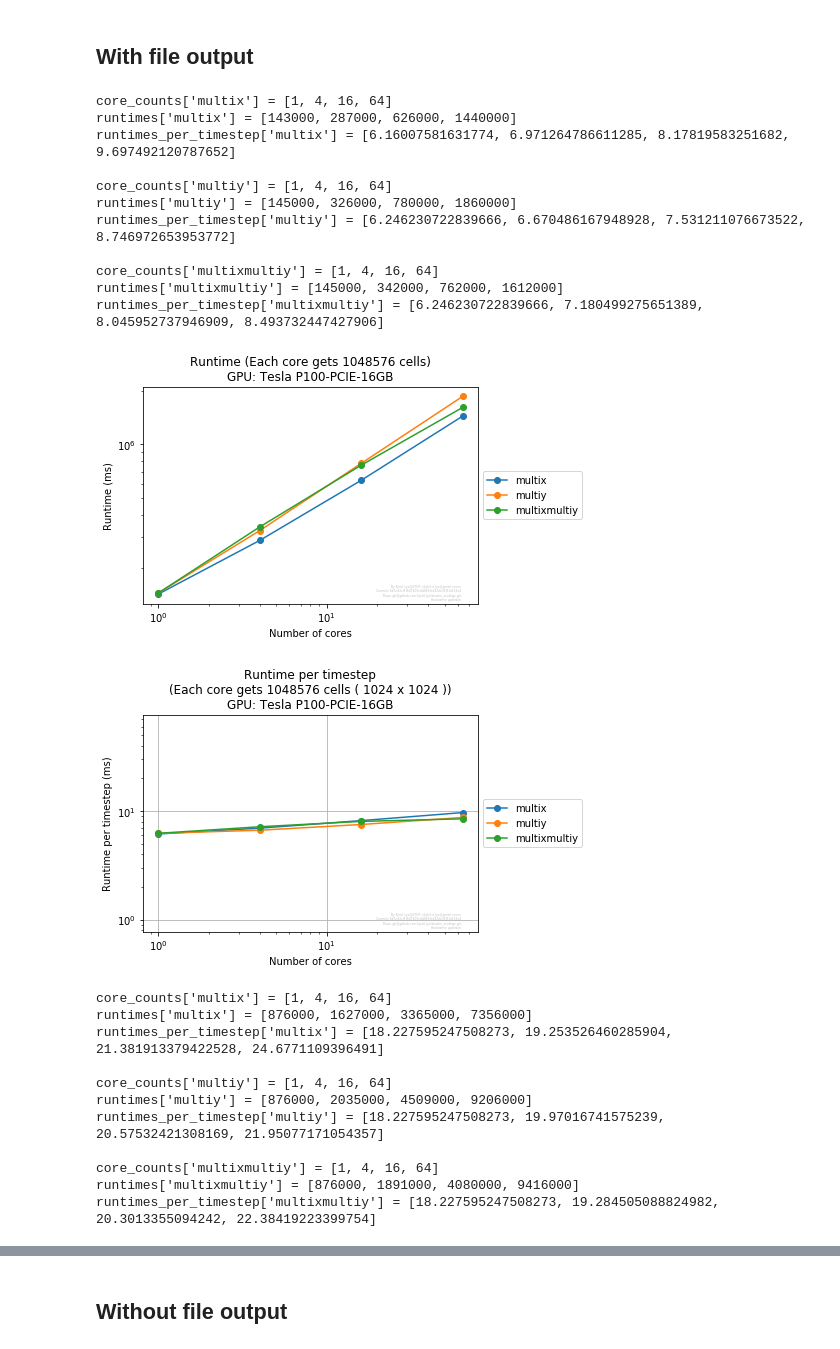
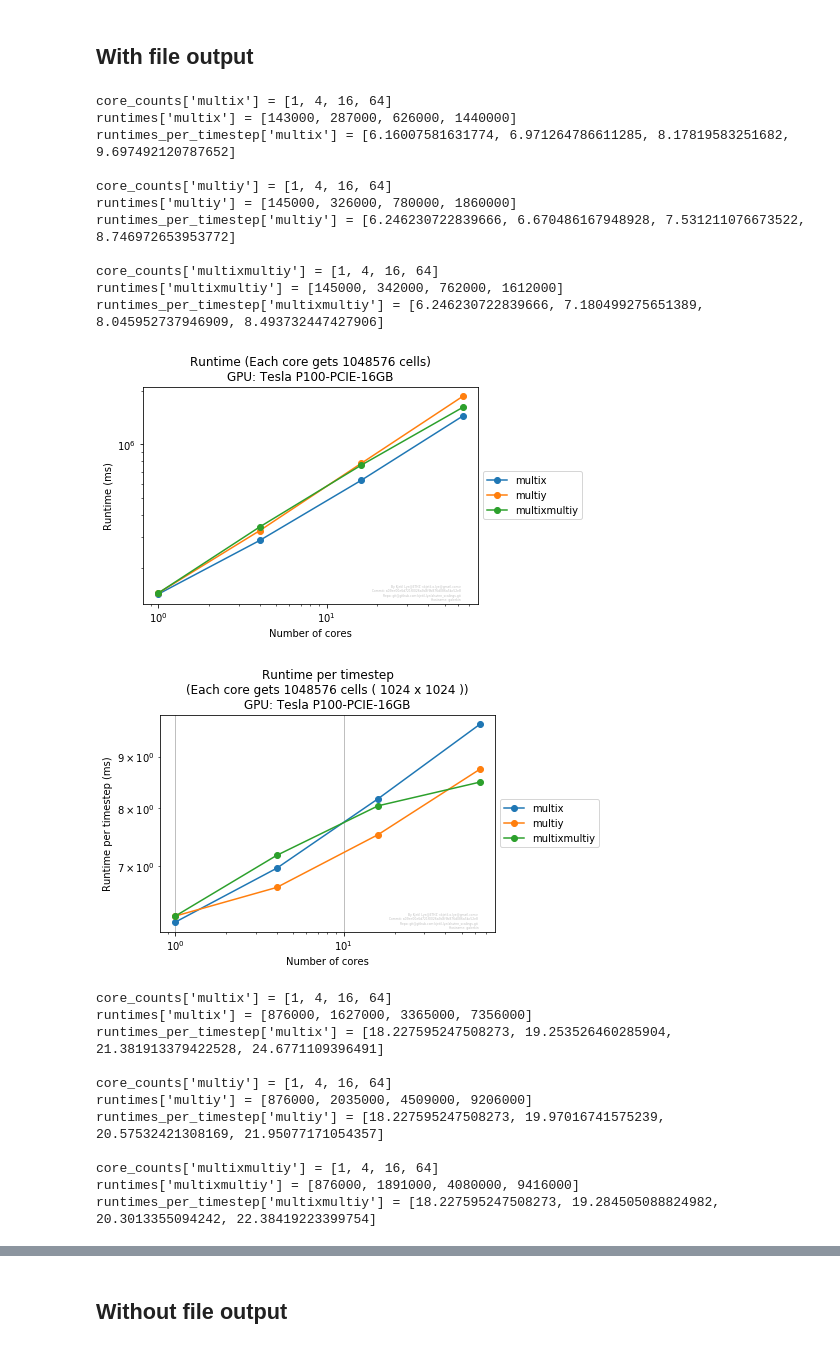
Before and after one commit to kjetil-lye/alsvinn_scalings, a Jupyter notebook: notebooks/WeakScalingReport2DCUDA-2018-12-02.ipynb, the cells around one changed output, grey strips where cells are left out. Saved outputs shown, nothing was run; the diff lists cells and outputs as text; code cells hidden in the pictures.

```diff
--- a/notebooks/WeakScalingReport2DCUDA-2018-12-02.ipynb
+++ b/notebooks/WeakScalingReport2DCUDA-2018-12-02.ipynb
@@ -79,7 +79,7 @@ for base_N in base_Ns:
             else:
                 min_runtime_timestep = min(min_runtime_timestep, min(runtimes_per_timestep))
                 max_runtime_timestep = max(max_runtime_timestep, max(runtimes_per_timestep))
-            plt.ylim([min_runtime_timestep/8, max_runtime_timestep*8])
+
             plt.xlabel('Number of cores')
             plt.ylabel('Runtime per timestep (ms)')
             plt.grid(True)
@@ -101,34 +101,34 @@ for base_N in base_Ns:
         savePlot("weak_scaling_cuda_2d_runtime_per_timestep")
         plt.show()
         plt.show()
     except Exception as e:
         errors+= str(e)+'\n'
         raise e
 try:
 
 
     print("Git revision: %s" % git_revision )
     plt.show()
     print("revisions= %s" % revisions)
     print()
     print("build_types: %s" % build_types)
 except Exception as e:
     errors+= str(e)+'\n'
     raise e
 # %% [output]
 core_counts['multix'] = [1, 4, 16, 64]
 runtimes['multix'] = [143000, 287000, 626000, 1440000]
 runtimes_per_timestep['multix'] = [6.16007581631774, 6.971264786611285, 8.17819583251682, 9.697492120787652]
 
 core_counts['multiy'] = [1, 4, 16, 64]
 runtimes['multiy'] = [145000, 326000, 780000, 1860000]
 runtimes_per_timestep['multiy'] = [6.246230722839666, 6.670486167948928, 7.531211076673522, 8.746972653953772]
 
 core_counts['multixmultiy'] = [1, 4, 16, 64]
 runtimes['multixmultiy'] = [145000, 342000, 762000, 1612000]
 runtimes_per_timestep['multixmultiy'] = [6.246230722839666, 7.180499275651389, 8.045952737946909, 8.493732447427906]
 [figure]
-[figure, old version]
+[figure, new version]
 core_counts['multix'] = [1, 4, 16, 64]
 runtimes['multix'] = [876000, 1627000, 3365000, 7356000]
 runtimes_per_timestep['multix'] = [18.227595247508273, 19.253526460285904, 21.381913379422528, 24.6771109396491]
```
Also changed, not shown: parts of 1 cell of this notebook, 14 other files.
